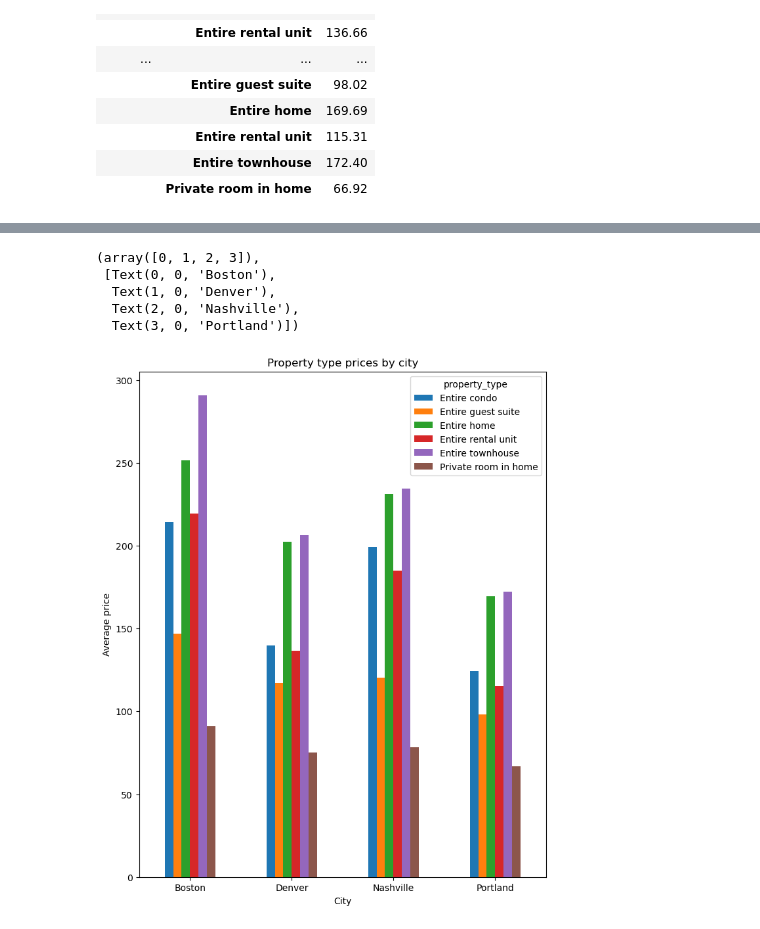
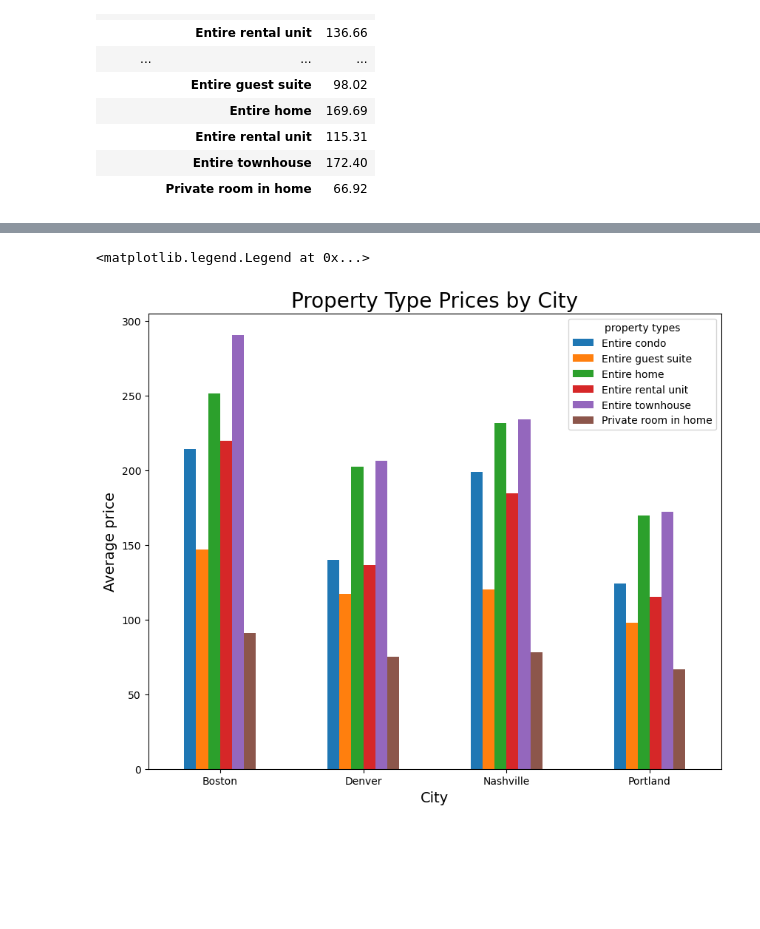
Before and after one commit to bmckimmy/Panda-o-rama, a Jupyter notebook: MM_files/mm_price_prop_type.ipynb, the cells around one changed output, grey strips where cells are left out. Drawn from its saved outputs; the diff is of its cells as text; code cells hidden in the pictures; blank space fills up the shorter version.

```diff
--- a/MM_files/mm_price_prop_type.ipynb
+++ b/MM_files/mm_price_prop_type.ipynb
@@ -91,7 +121,7 @@ Values above 474.0 could be outliers.
 # %%
-# filter to remove outliers
+# filter to remove outliers that are above the upper_bound calculated above.
 
-filtered_prop_df = prop_df.loc[prop_df['price'] < 474]
+filtered_prop_df = prop_df.loc[prop_df['price'] < upper_bound]
 filtered_prop_df
 # %% [output]
 |  | price | property_type | city |
@@ -247,17 +287,17 @@ pivoted_prop_type
 | Portland | 124.27 | 98.02 | 169.69 | 115.31 | 172.40 | ... |
 # %%
 # prepare a bar graph of average price of top property types by city
-# this graph has removed the price outliers, and only looking at property types that comprise >5% of total properties
+# this graph has removed the following:
+## price outliers over $474
+## property types that comprise <5% of total properties
+## any rows of data that included nulls in the
 
-pivoted_prop_type.plot(kind='bar', figsize=(8,10))
-plt.title("Property type prices by city")
-plt.ylabel("Average price")
-plt.xlabel("City")
-plt.xticks(rotation=0)
+pivoted_prop_type.plot(kind='bar', figsize=(10,8))
+plt.title("Property Type Prices by City", fontsize=20)
+plt.ylabel("Average price", fontsize=14)
+plt.xlabel("City", fontsize=14)
+plt.xticks(rotation=0, fontsize=10)
+plt.legend(title='property types')
 # %% [output]
-(array([0, 1, 2, 3]),
- [Text(0, 0, 'Boston'),
-  Text(1, 0, 'Denver'),
-  Text(2, 0, 'Nashville'),
-  Text(3, 0, 'Portland')])
+<matplotlib.legend.Legend at 0x...>
-[figure, old version]
+[figure, new version]
```
Also changed, not shown: parts of 16 cells of this notebook, 4 other files.
